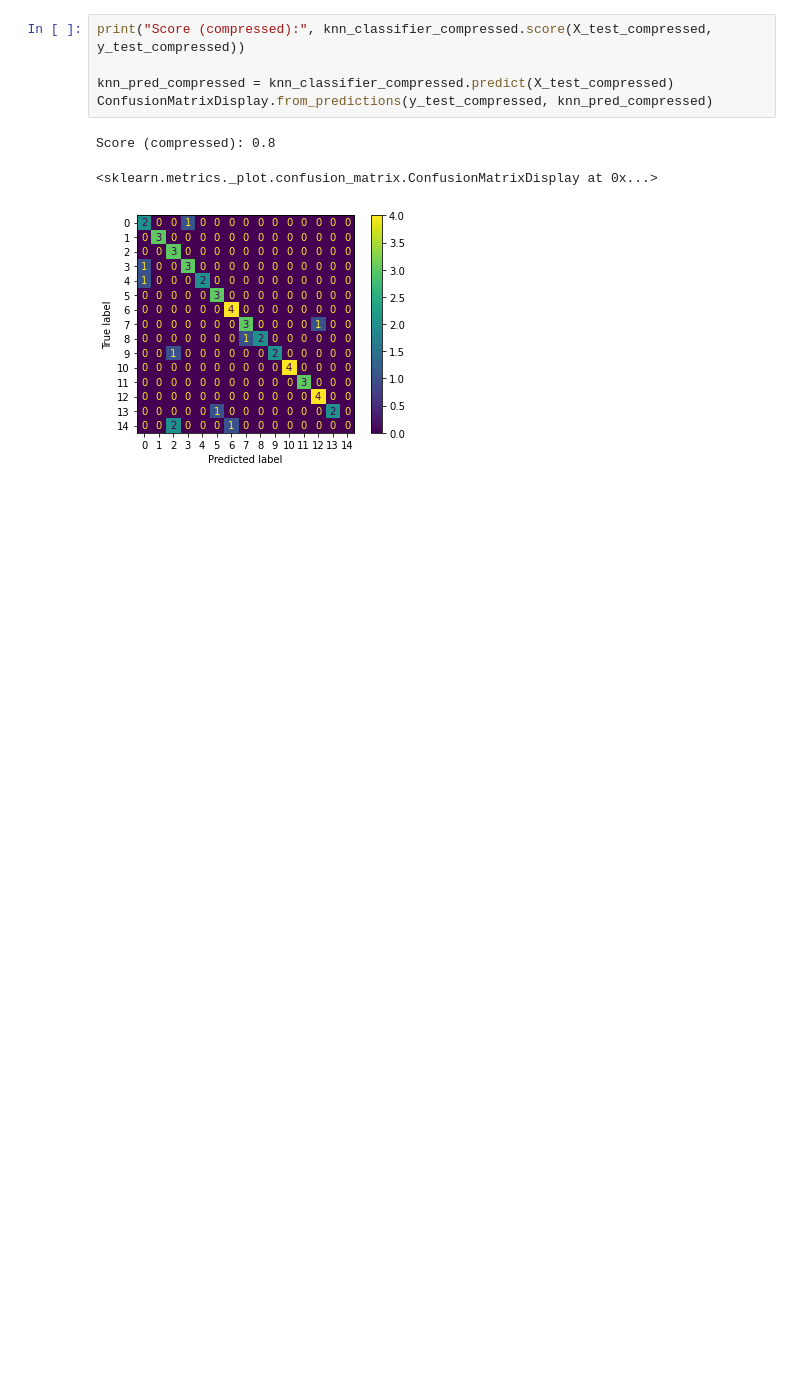
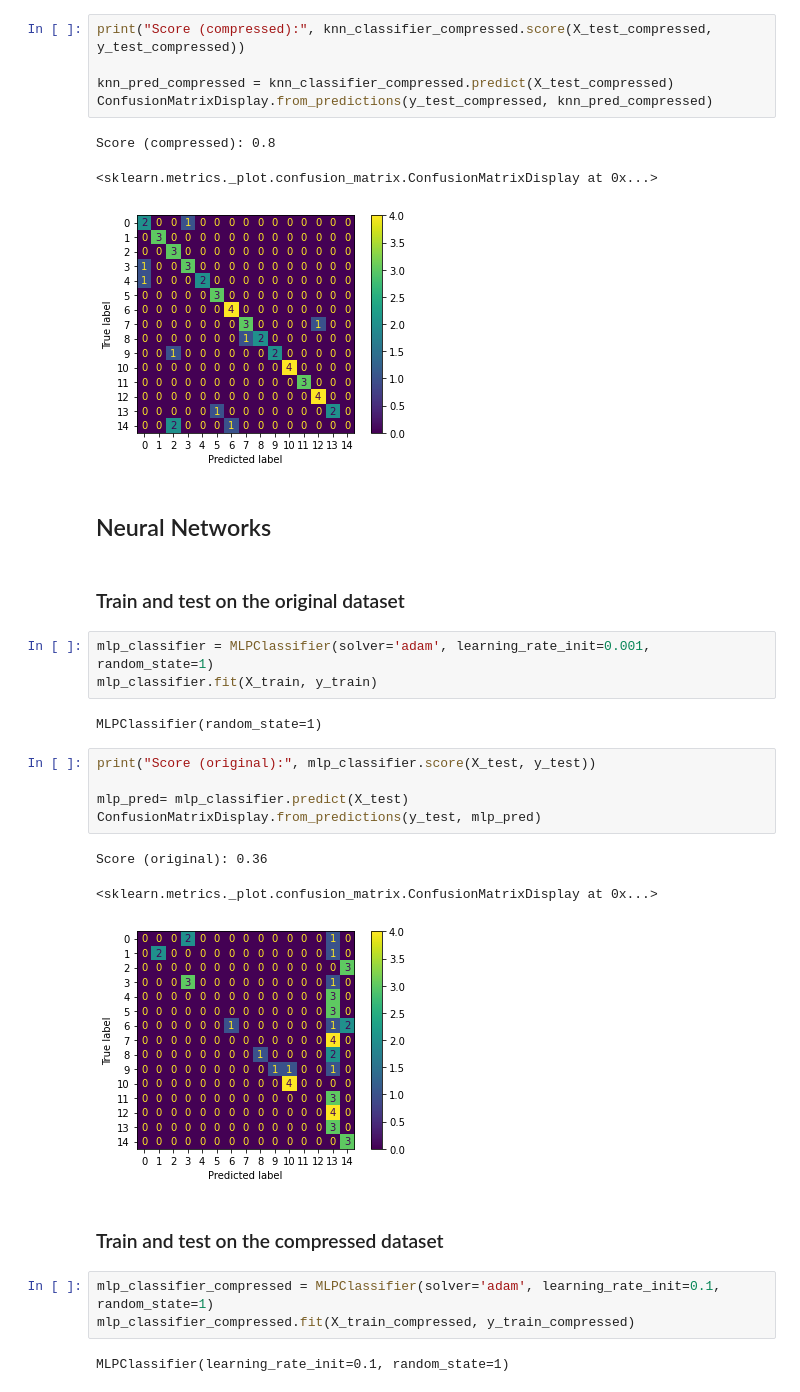
Before and after one commit to jeffcav/face-recog, a Jupyter notebook: yalefaces.ipynb, the cells around one changed output. Cells and saved outputs as stored; diff of their text form; blank space fills up the shorter version.

```diff
--- a/yalefaces.ipynb
+++ b/yalefaces.ipynb
@@ -177,3 +178,28 @@ ConfusionMatrixDisplay.from_predictions(y_test_compressed, knn_pred_compressed)
 Score (compressed): 0.8
 <sklearn.metrics._plot.confusion_matrix.ConfusionMatrixDisplay at 0x...>
 [figure]
+# %% [markdown]
+## Neural Networks
+# %% [markdown]
+### Train and test on the original dataset
+# %%
+mlp_classifier = MLPClassifier(solver='adam', learning_rate_init=0.001, random_state=1)
+mlp_classifier.fit(X_train, y_train)
+# %% [output]
+MLPClassifier(random_state=1)
+# %%
+print("Score (original):", mlp_classifier.score(X_test, y_test))
+
+mlp_pred= mlp_classifier.predict(X_test)
+ConfusionMatrixDisplay.from_predictions(y_test, mlp_pred)
+# %% [output]
+Score (original): 0.36
+<sklearn.metrics._plot.confusion_matrix.ConfusionMatrixDisplay at 0x...>
+[figure, added]
+# %% [markdown]
+### Train and test on the compressed dataset
+# %%
+mlp_classifier_compressed = MLPClassifier(solver='adam', learning_rate_init=0.1, random_state=1)
+mlp_classifier_compressed.fit(X_train_compressed, y_train_compressed)
+# %% [output]
+MLPClassifier(learning_rate_init=0.1, random_state=1)
```
Also changed, not shown: parts of 3 cells of this notebook.
